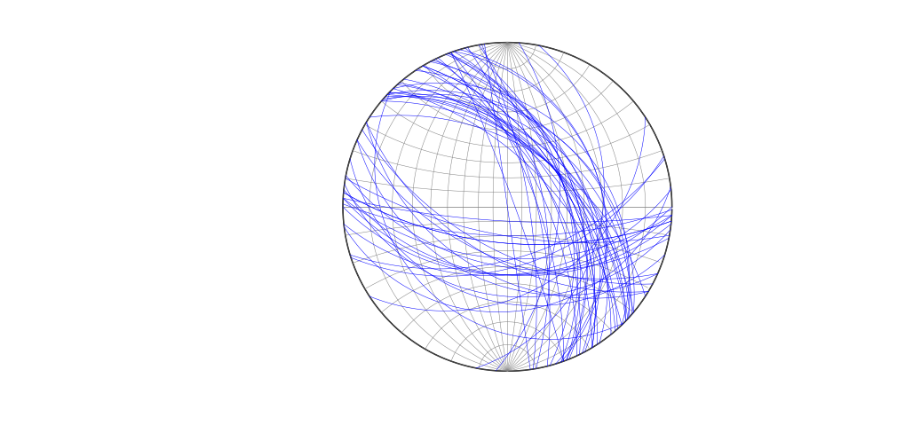
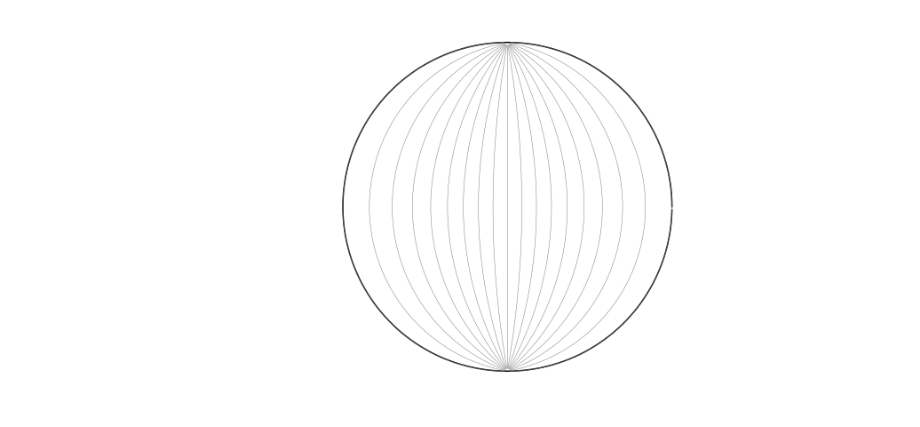
Before and after one commit to rzaitov/compGeo, a Jupyter notebook: source/notebooks/ch5-6.ipynb, the cells around one changed output. Cells and saved outputs as stored; diff of their text form; code cells hidden in the pictures.

Commit message:
implement great_circle function

```diff
--- a/source/notebooks/ch5-6.ipynb
+++ b/source/notebooks/ch5-6.ipynb
@@ -17,13 +18,22 @@ beasd = np.loadtxt(os.path.abspath('../data/ch5-6/beasd.txt'))
 # %%
 # Draw a lower hemisphere equal angle stereonet
-trdv = 0
-plgv = 90 * pi/180
-intrad = 10 * pi/180
-Stereonet(trdv,plgv,intrad,0)
+trdv, plgv, intrad = np.radians([0, 90, 10])
+Stereonet(trdv, plgv, intrad, 0)
 
 # Plot the great circles
-for i in range(beasd.shape[0]):
-    path = GreatCircle(beasd[i,0]*pi/180,beasd[i,1]*pi/180,0)
-    plt.plot(path[:,0], path[:,1], 'b', linewidth=0.5)
+# for i in range(beasd.shape[0]):
+#     path = GreatCircle(beasd[i,0], beasd[i,1],0)
+#     plt.plot(path[:,0], path[:,1], 'b', linewidth=0.5)
-# %% [output]
-[figure, removed]
+# %%
+import sys, os
+sys.path.append(os.path.abspath('../functions'))
+
+import matplotlib.pyplot as plt
+import numpy as np
+from stereonet_utils import plot_eq_angle_stereonet
+
+# Draw a lower hemisphere equal angle stereonet
+trdv, plgv, intrad = np.radians([0, 90, 10])
+plot_eq_angle_stereonet(trdv, plgv, intrad)
+# %% [output]
+[figure, added]
```
Also changed, not shown: parts of 4 cells of this notebook, 3 other files.
